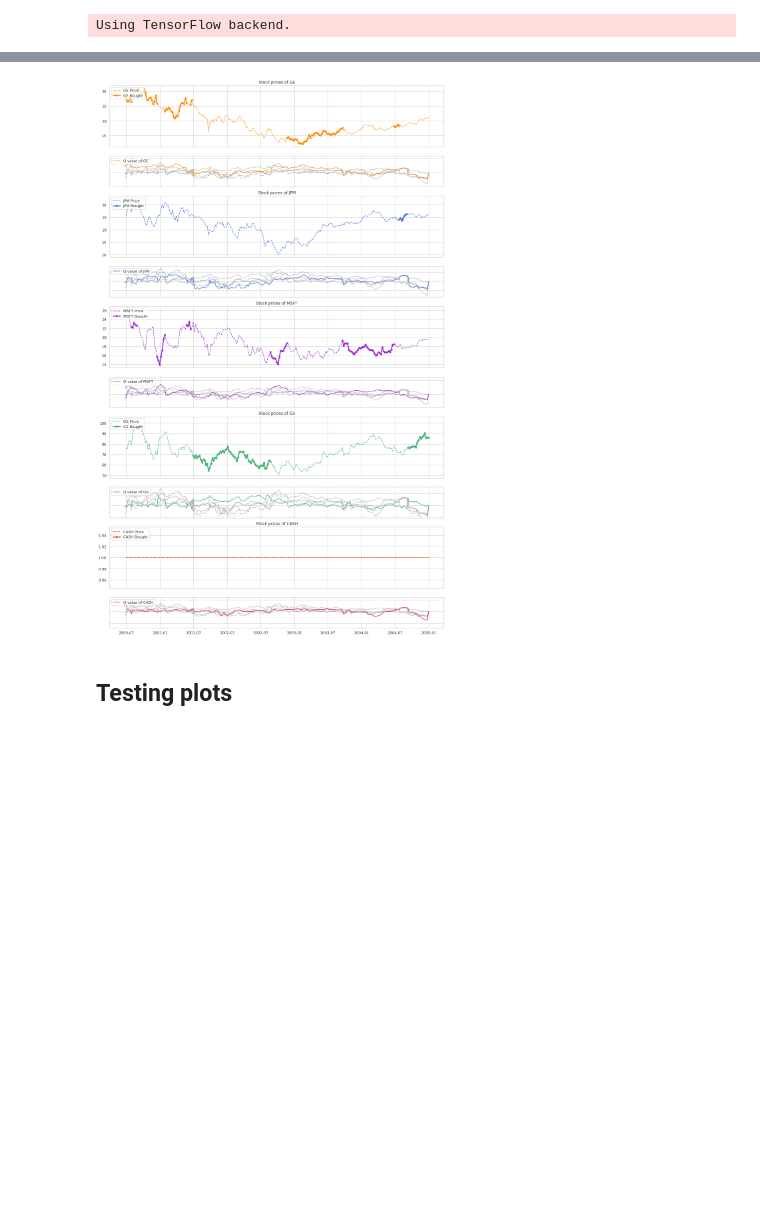
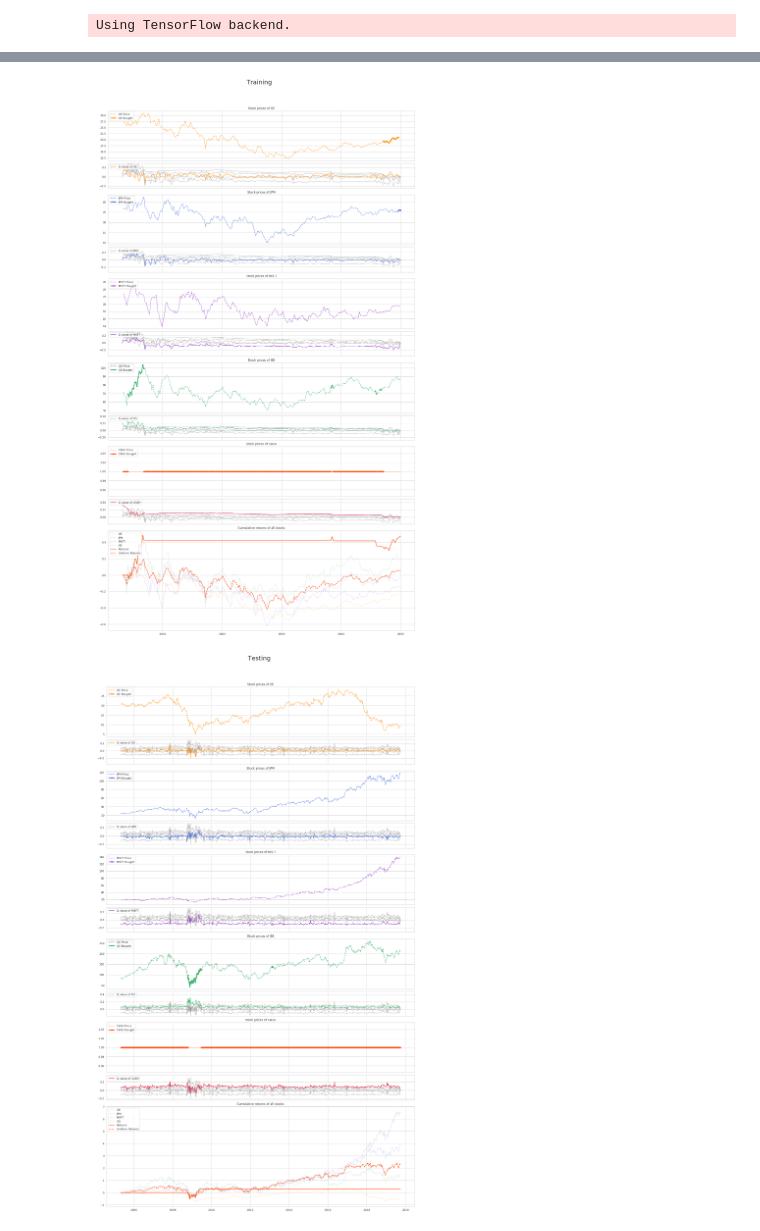
Before and after one commit to JulesHuisman/deep-learning, a Jupyter notebook: plotting.ipynb, the cells around one changed output, grey strips where cells are left out. Saved outputs shown, nothing was run; the diff lists cells and outputs as text; code cells hidden in the pictures; blank space fills up the shorter version.

```diff
--- a/plotting.ipynb
+++ b/plotting.ipynb
@@ -34,13 +67,22 @@ def plot_stocks(episode, mode):
 
     positions[positions == 0] = np.nan
     positions = positions.bfill(limit=1)
+
+    baseline.prices['CASH'] = 1
+
     held = (baseline.prices * positions)
 
-    fig, axis = plt.subplots(len(stocks)*2, 1,
+    fig, axis = plt.subplots(len(stocks)*2 + 1, 1,
                              figsize=(18, len(stocks)*6),
-                             gridspec_kw={'height_ratios': [*[2,1] * len(stocks)]},
-                             sharex=True)
+                             gridspec_kw={'height_ratios': [*[2,1] * len(stocks), 4]},
+                             sharex=True,
+                             constrained_layout=True)
 
+    # Cumulative returns plot
+    cum_plot = axis[-1]
+    cum_plot.set_title('Cumulative returns of all stocks')
+
+    # Plot individual stocks
     for index, stock in enumerate(stocks):
         stock_plot = axis[index*2]
         value_plot = axis[index*2+1]
@@ -53,35 +95,60 @@ def plot_stocks(episode, mode):
 
         # Add the cash stock
         baseline.prices['CASH'] = 1
         stock_plot.plot(baseline.prices[stock], color=colors[index], linestyle='dashed')
         stock_plot.plot(held[stock], linewidth=3, color=colors[index], marker='o', markersize=5)
         stock_plot.legend([f'{stock} Price', f'{stock} Bought'], loc='upper left')
         stock_plot.set_title(f'Stock prices of {stock}')
 
         # background Q values
         for q_value_index, q_value_stock in enumerate(stocks):
             if q_value_stock is not stock:
                 value_plot.plot(q_values[q_value_stock],
                                 color='gray',
                                 alpha=0.5)
 
         # Plot actual Q value
         value_plot.plot(q_values[stock],
                         color=color,
                         label=f'Q value of {stock}')
 
         min_q = q_values[stock].min()
         max_q = q_values[stock].max()
         q_margin = (max_q - min_q) / 2
 
         value_plot.legend(loc='upper left')
         value_plot.set_ylim(min_q - q_margin, max_q + q_margin)
-        plt.setp(value_plot.get_yticklabels(), visible=False)
+#         plt.setp(value_plot.get_yticklabels(), visible=False)
 
-EPISODE = 315
+        # Add to cumulative plot
+        if stock != 'CASH':
+            cum_plot.plot(cum_returns(simple_returns(baseline.prices[stock])),
+                          color=colors[index],
+                          label=stock,
+                          alpha=0.2)
+
+    cum_plot.plot(cum_returns(returns),
+                  linewidth=2,
+                  label='Returns',
+                  color='orangered')
+
+    no_cash = baseline.prices.iloc[:,:-1]
+
+    cum_plot.plot(cum_returns(np.sum(simple_returns(no_cash) * 1 / no_cash.shape[1], 1)),
+                  linewidth=2,
+                  linestyle='--',
+                  label='Uniform Returns',
+                  color='orangered')
+
+    cum_plot.legend(loc='upper left')
+
+    fig.suptitle(mode.capitalize(), fontsize=25, x=.51, y=1.05)
+    plt.plot()
+
+EPISODE = 1300
 
 plot_stocks(EPISODE, 'training')
+plot_stocks(EPISODE, 'testing')
 # %% [output]
-[figure, old version]
+[figure, new version]
+[figure, added]
-# %% [markdown]
-## Testing plots
```
Also changed, not shown: parts of 8 cells of this notebook, 7 other files.
